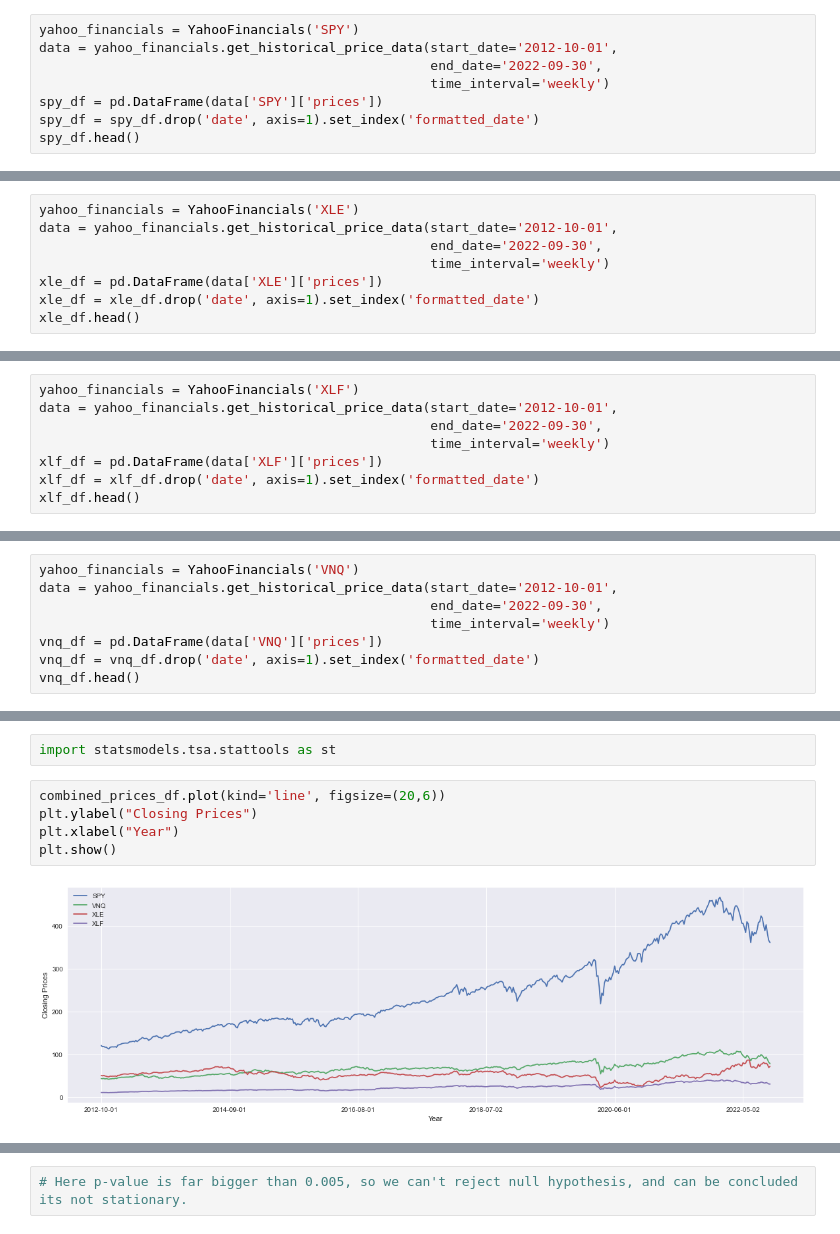
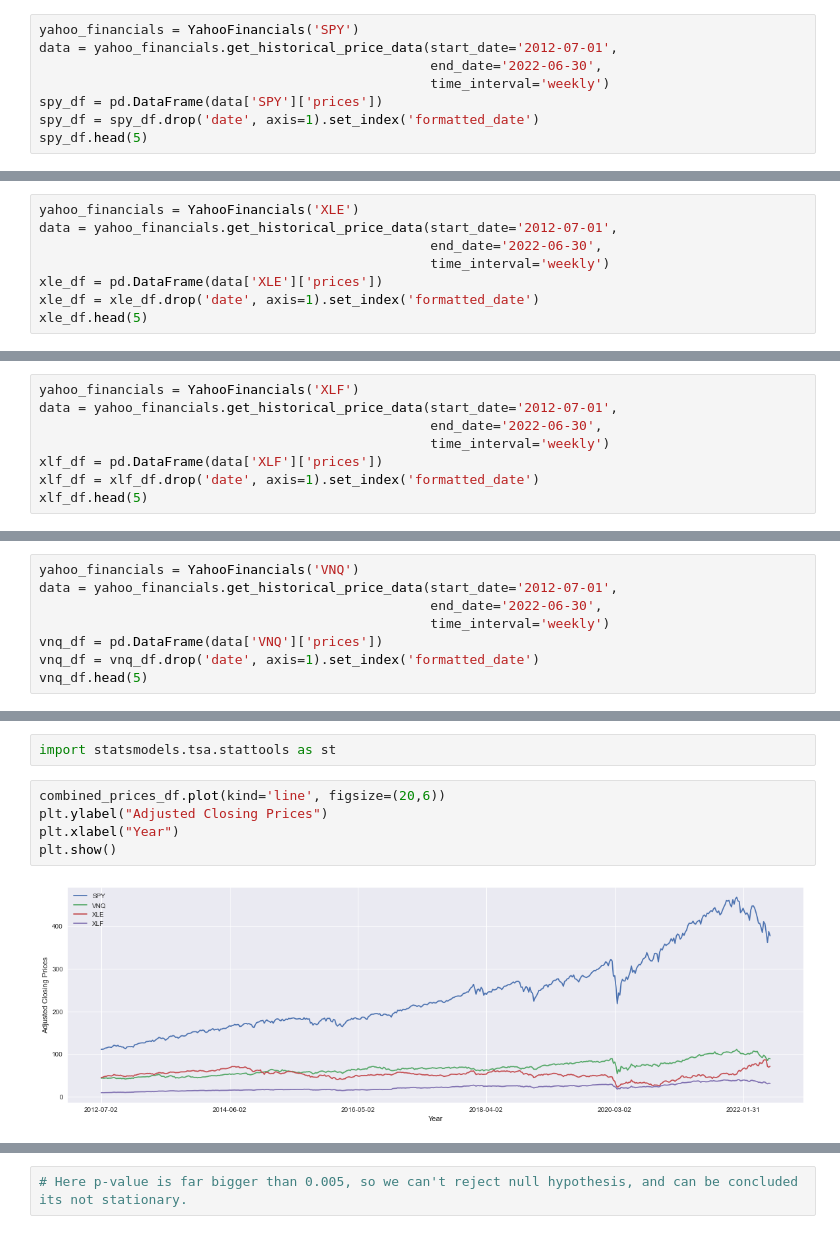
Before and after one commit to krishxx/wqumscfin, a Jupyter notebook: src/MScFE_Capstone.ipynb, the cells around one changed output, grey strips where cells are left out. Saved outputs shown, nothing was run; the diff lists cells and outputs as text.

```diff
--- a/src/MScFE_Capstone.ipynb
+++ b/src/MScFE_Capstone.ipynb
@@ -19,12 +19,12 @@ import statsmodels.api as sm
 from statsmodels.graphics.gofplots import qqplot
 # %%
 yahoo_financials = YahooFinancials('SPY')
-data = yahoo_financials.get_historical_price_data(start_date='2012-10-01',
-                                                  end_date='2022-09-30',
+data = yahoo_financials.get_historical_price_data(start_date='2012-07-01',
+                                                  end_date='2022-06-30',
                                                   time_interval='weekly')
 spy_df = pd.DataFrame(data['SPY']['prices'])
 spy_df = spy_df.drop('date', axis=1).set_index('formatted_date')
-spy_df.head()
+spy_df.head(5)
 # %% [output]
 |  | high | low | open | close | volume | adjclose |
 | formatted_date |  |  |  |  |  |  |
@@ -36,11 +36,11 @@ spy_df.head()
 # %%
 yahoo_financials = YahooFinancials('XLE')
-data = yahoo_financials.get_historical_price_data(start_date='2012-10-01',
-                                                  end_date='2022-09-30',
+data = yahoo_financials.get_historical_price_data(start_date='2012-07-01',
+                                                  end_date='2022-06-30',
                                                   time_interval='weekly')
 xle_df = pd.DataFrame(data['XLE']['prices'])
 xle_df = xle_df.drop('date', axis=1).set_index('formatted_date')
-xle_df.head()
+xle_df.head(5)
 # %% [output]
 |  | high | low | open | close | volume | adjclose |
 | formatted_date |  |  |  |  |  |  |
@@ -52,11 +52,11 @@ xle_df.head()
 # %%
 yahoo_financials = YahooFinancials('XLF')
-data = yahoo_financials.get_historical_price_data(start_date='2012-10-01',
-                                                  end_date='2022-09-30',
+data = yahoo_financials.get_historical_price_data(start_date='2012-07-01',
+                                                  end_date='2022-06-30',
                                                   time_interval='weekly')
 xlf_df = pd.DataFrame(data['XLF']['prices'])
 xlf_df = xlf_df.drop('date', axis=1).set_index('formatted_date')
-xlf_df.head()
+xlf_df.head(5)
 # %% [output]
 |  | high | low | open | close | volume | adjclose |
 | formatted_date |  |  |  |  |  |  |
@@ -68,11 +68,11 @@ xlf_df.head()
 # %%
 yahoo_financials = YahooFinancials('VNQ')
-data = yahoo_financials.get_historical_price_data(start_date='2012-10-01',
-                                                  end_date='2022-09-30',
+data = yahoo_financials.get_historical_price_data(start_date='2012-07-01',
+                                                  end_date='2022-06-30',
                                                   time_interval='weekly')
 vnq_df = pd.DataFrame(data['VNQ']['prices'])
 vnq_df = vnq_df.drop('date', axis=1).set_index('formatted_date')
-vnq_df.head()
+vnq_df.head(5)
 # %% [output]
 |  | high | low | open | close | volume | adjclose |
 | formatted_date |  |  |  |  |  |  |
@@ -217,11 +265,11 @@ plt.show()
 import statsmodels.tsa.stattools as st
 # %%
 combined_prices_df.plot(kind='line', figsize=(20,6))
-plt.ylabel("Closing Prices")
+plt.ylabel("Adjusted Closing Prices")
 plt.xlabel("Year")
 plt.show()
 # %% [output]
-[figure, old version]
+[figure, new version]
 # %%
 combined_adf_df = pd.DataFrame(columns=['SPY','VNQ','XLE','XLF'])
 combined_adf_df['SPY'] = st.adfuller(x=spy_df['adjclose'], autolag="AIC") #regression="ct", maxlag=12)
```
Also changed, not shown: parts of 86 cells of this notebook.
